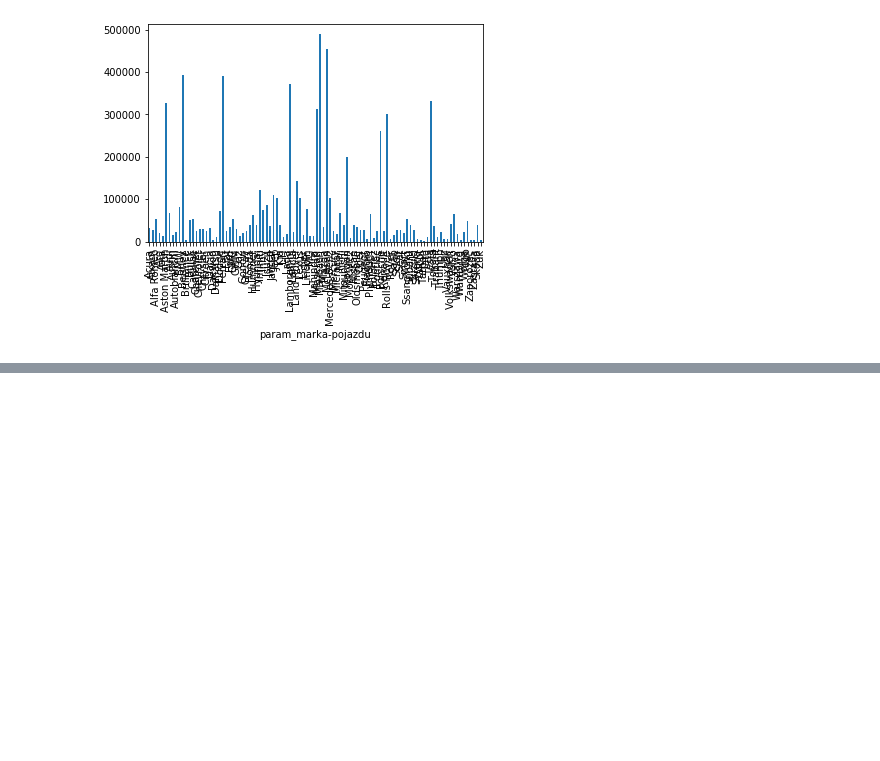
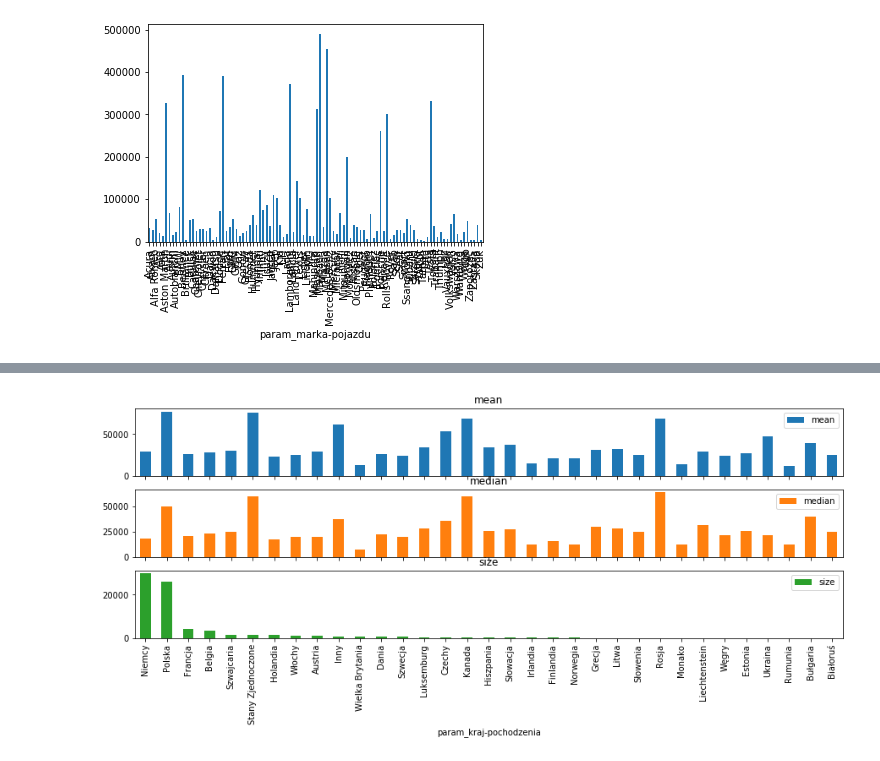
Before and after one commit to YoannaPo/ML_matrix_car, a Jupyter notebook: day2_visualisation.ipynb, the cells around one changed output, grey strips where cells are left out. Cells and saved outputs as stored; diff of their text form; code cells hidden in the pictures; blank space fills up the shorter version.

```diff
--- a/day2_visualisation.ipynb
+++ b/day2_visualisation.ipynb
@@ -126,0 +159,6 @@ df.groupby('param_marka-pojazdu')['price_value'].agg(np.mean).plot(kind='bar')
+# %%
+group_and_barplot('param_kraj-pochodzenia', feat_sort='size');
+#wykres kraj pochodzenia
+#startujemy wg.sredniej ceny
+# %% [output]
+[figure, added]
```
Also changed, not shown: parts of 11 cells of this notebook.
